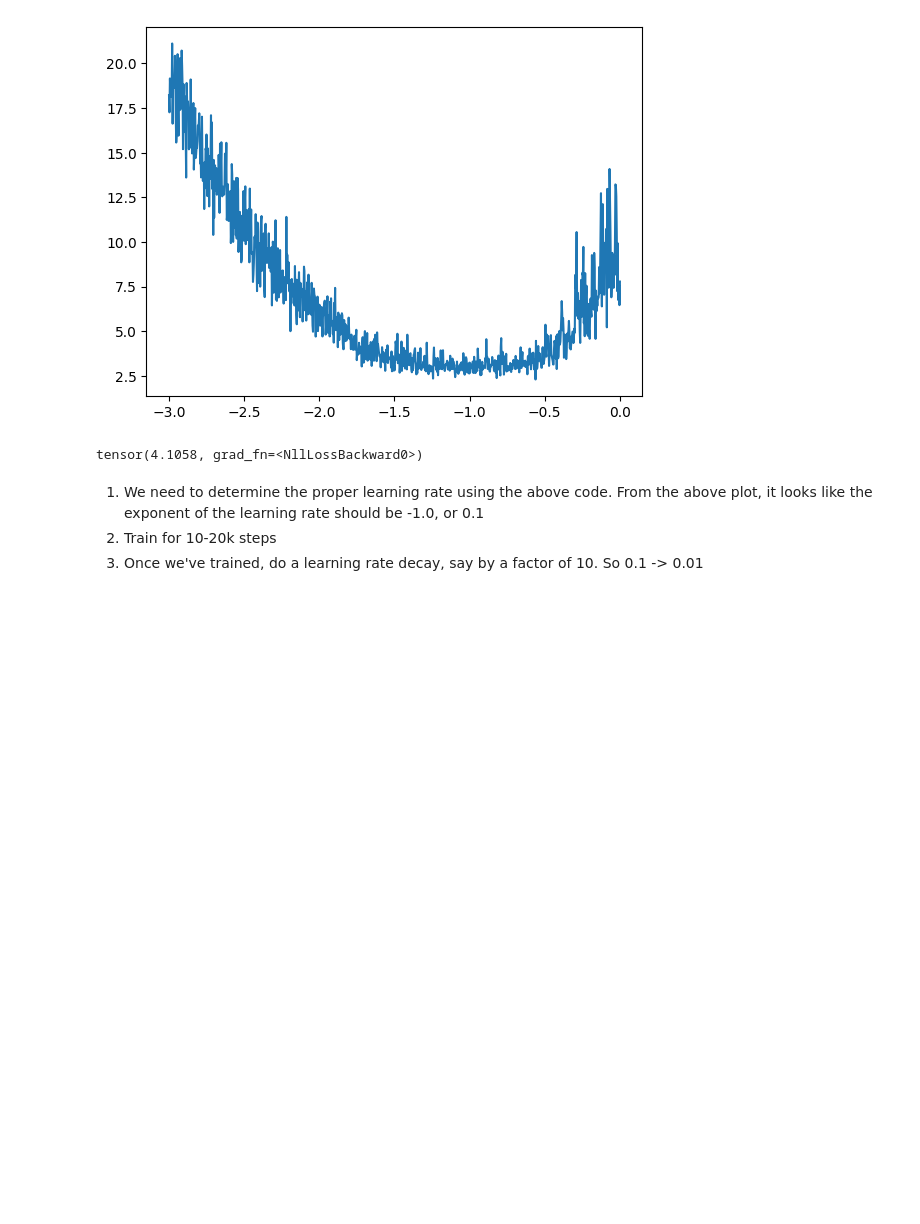
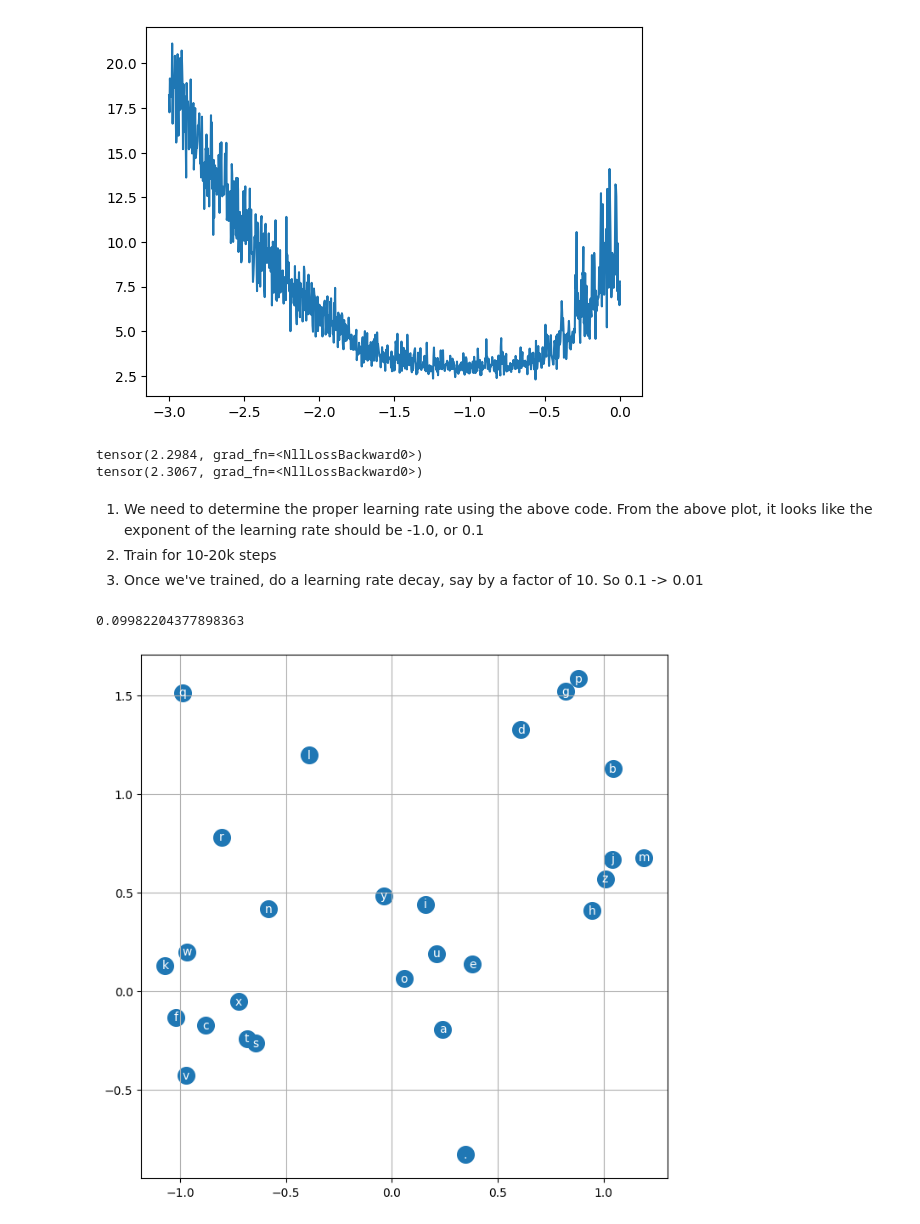
Before and after one commit to jborden/zero_to_hero_nn, a Jupyter notebook: build_makemore_mlp_yay.ipynb, the cells around one changed output. Drawn from its saved outputs; the diff is of its cells as text; code cells hidden in the pictures; blank space fills up the shorter version.

Commit message:
split into training / validation / test set ; explore embeddings

```diff
--- a/build_makemore_mlp_yay.ipynb
+++ b/build_makemore_mlp_yay.ipynb
@@ -115,27 +154,28 @@ lrs = 10**lre
 batch_size = 32
 lri = []
 lossi = []
-for i in range(1000):
+for i in range(10000):
     # forward pass
     batch_size = 32
-    ix = torch.randint(0, X.shape[0], (batch_size, )) # take 32 random rows
-    emb = C[X[ix]]
+    ix = torch.randint(0, Xtr.shape[0], (batch_size, )) # take 32 random rows
+    emb = C[Xtr[ix]]
     h = torch.tanh(emb.view(-1,6) @ W1 + b1)
     logits = h @ W2 + b2
     counts = logits.exp()
-    loss = F.cross_entropy(logits, Y[ix])
-    print(f"loss: {loss.item()}")
+    loss = F.cross_entropy(logits, Ytr[ix])
+    #print(f"loss: {loss.item()}")
     # backward pass
     for p in parameters:
         p.grad = None
     loss.backward()
     # update
-    lr = lrs[i]
+    # lr = lrs[i]
+    lr = 0.01
     for p in parameters:
         p.data += -lr * p.grad
 
     # track states
-    lri.append(lre[i])
-    lossi.append(loss.item())
+    # lri.append(lre[i])
+    # lossi.append(loss.item())
 print(f"Batch Loss: {loss}")
 # %% [output]
@@ -162,16 +186,39 @@ plt.plot(lri,lossi)
 [<matplotlib.lines.Line2D at 0x...>]
 [figure]
 # %%
-emb = C[X]
+# Dev Loss
+emb = C[Xdev]
 h = torch.tanh(emb.view(-1,6) @ W1 + b1)
 logits = h @ W2 + b2
 counts = logits.exp()
-loss = F.cross_entropy(logits, Y)
+loss = F.cross_entropy(logits, Ydev)
 print(loss)
+
+# Test Loss
+emb = C[Xte]
+h = torch.tanh(emb.view(-1,6) @ W1 + b1)
+logits = h @ W2 + b2
+counts = logits.exp()
+loss = F.cross_entropy(logits, Yte)
+print(loss)
 # %% [output]
-tensor(4.1058, grad_fn=<NllLossBackward0>)
+tensor(2.2984, grad_fn=<NllLossBackward0>)
+tensor(2.3067, grad_fn=<NllLossBackward0>)
 # %% [markdown]
 1. We need to determine the proper learning rate using the above code.
    From the above plot, it looks like the exponent of the learning rate should be -1.0, or 0.1
 2. Train for 10-20k steps
 3. Once we've trained, do a learning rate decay, say by a factor of 10. So 0.1 -> 0.01
+# %%
+22774 / 228146
+# %% [output]
+0.09982204377898363
+# %%
+# Let's examine embeddings
+plt.figure(figsize=(8,8))
+plt.scatter(C[:,0].data, C[:,1].data, s=200)
+for i in range(C.shape[0]):
+    plt.text(C[i,0].item(), C[i,1].item(), itos[i], ha="center", va="center", color="white")
+plt.grid('minor')
+# %% [output]
+[figure, added]
```
Also changed, not shown: parts of 5 cells of this notebook.
